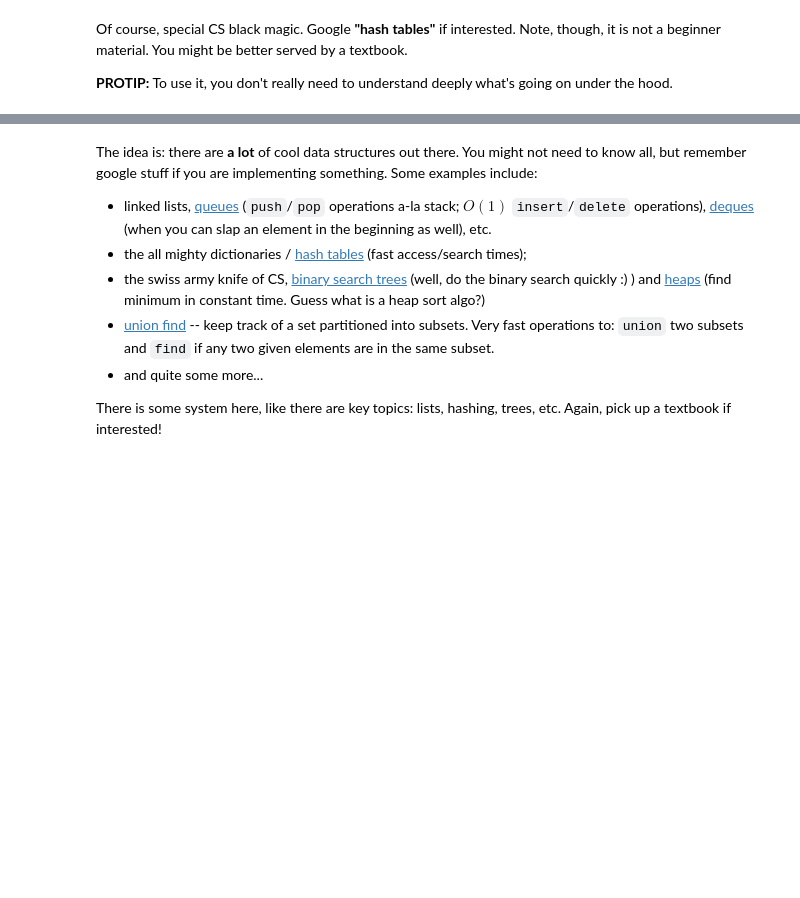
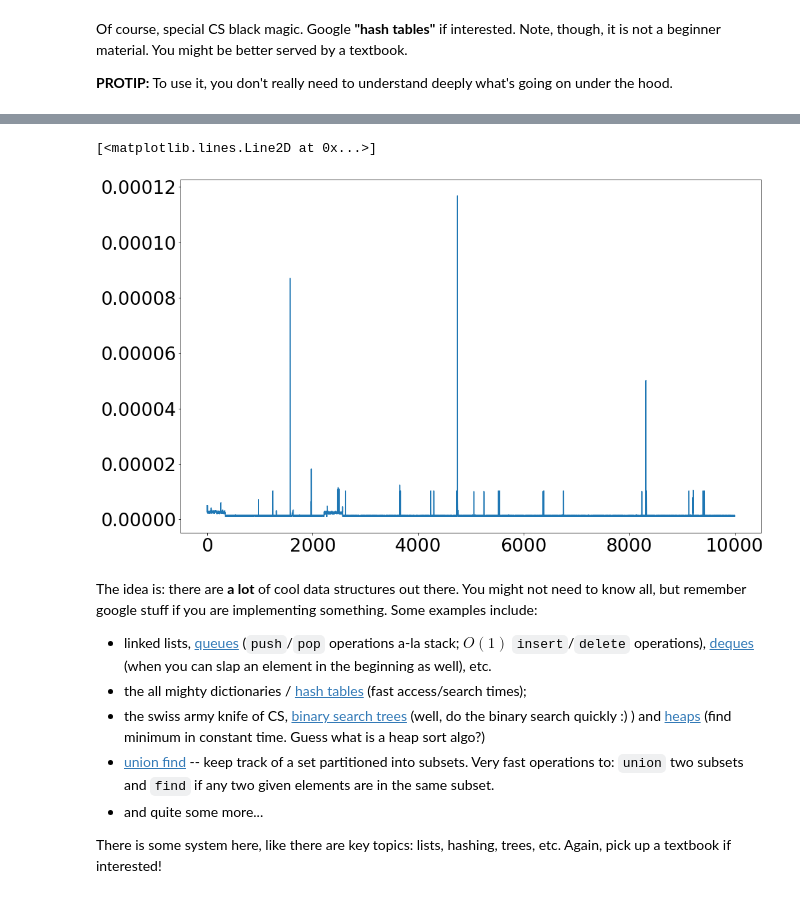
Before and after one commit to alex-bochkarev/Algo-SMTB-2021, a Jupyter notebook: T4-DataStructures.ipynb, the cells around one changed output, grey strips where cells are left out. Saved outputs shown, nothing was run; the diff lists cells and outputs as text; code cells hidden in the pictures; blank space fills up the shorter version.

```diff
--- a/T4-DataStructures.ipynb
+++ b/T4-DataStructures.ipynb
@@ -210,3 +225,19 @@ Of course, special CS black magic. Google **"hash tables"** if interested. Note,
+# %%
+D = []  # That's just a Python list!
+runtimes = []
+
+for i in range(10000):
+    t0 = time()
+    for k in range(10):
+        D.append("my new element") # magic is happening
+    t1 = time()
+    runtimes.append(t1-t0)
+# %%
+plt.figure(figsize = (16,10))
+plt.plot(runtimes)
+# %% [output]
+[<matplotlib.lines.Line2D at 0x...>]
+[figure, added]
 # %% [markdown]
 The idea is: there are **a lot** of cool data structures out there. You might not need to know all, but remember google stuff if you are implementing something. Some examples include:
 - linked lists, [queues](https://en.wikipedia.org/wiki/Queue_(abstract_data_type)) (`push`/`pop` operations a-la stack; $O(1)$ `insert`/`delete` operations), [deques](https://en.wikipedia.org/wiki/Double-ended_queue) (when you can slap an element in the beginning as well), etc.
```
Also changed, not shown: parts of 10 cells of this notebook, 4 other files.
